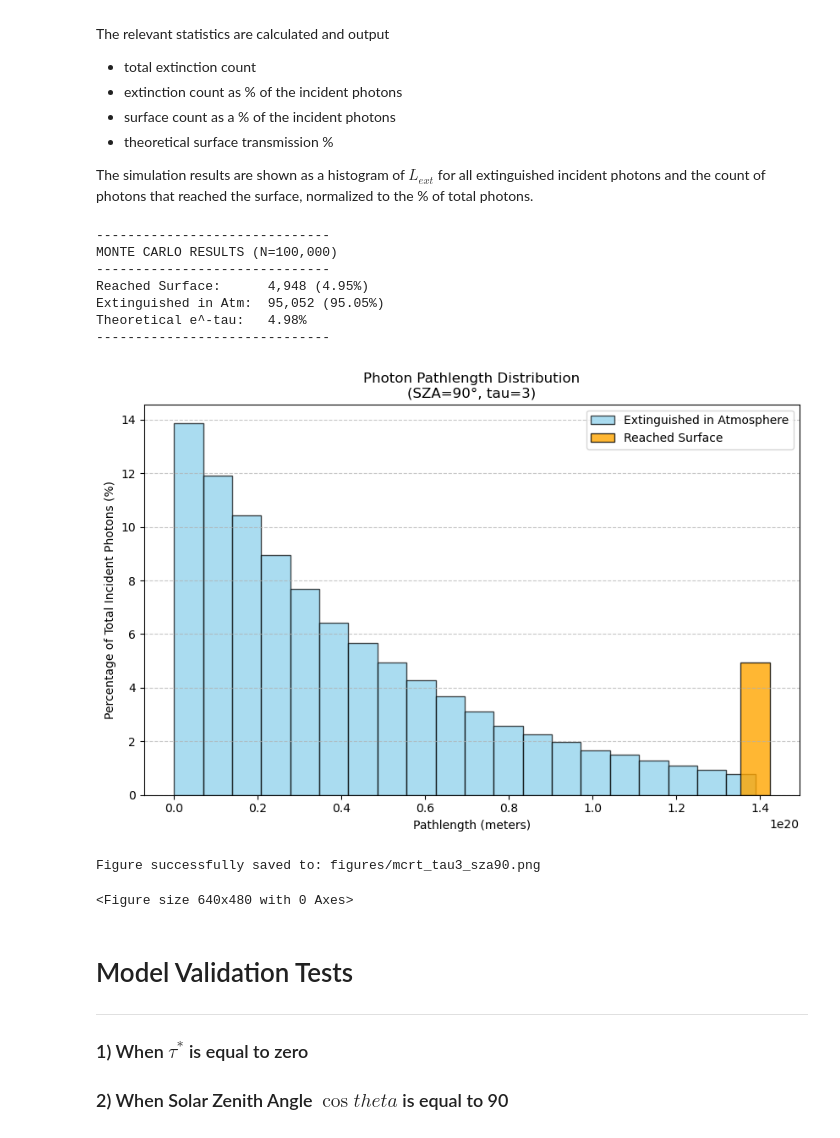
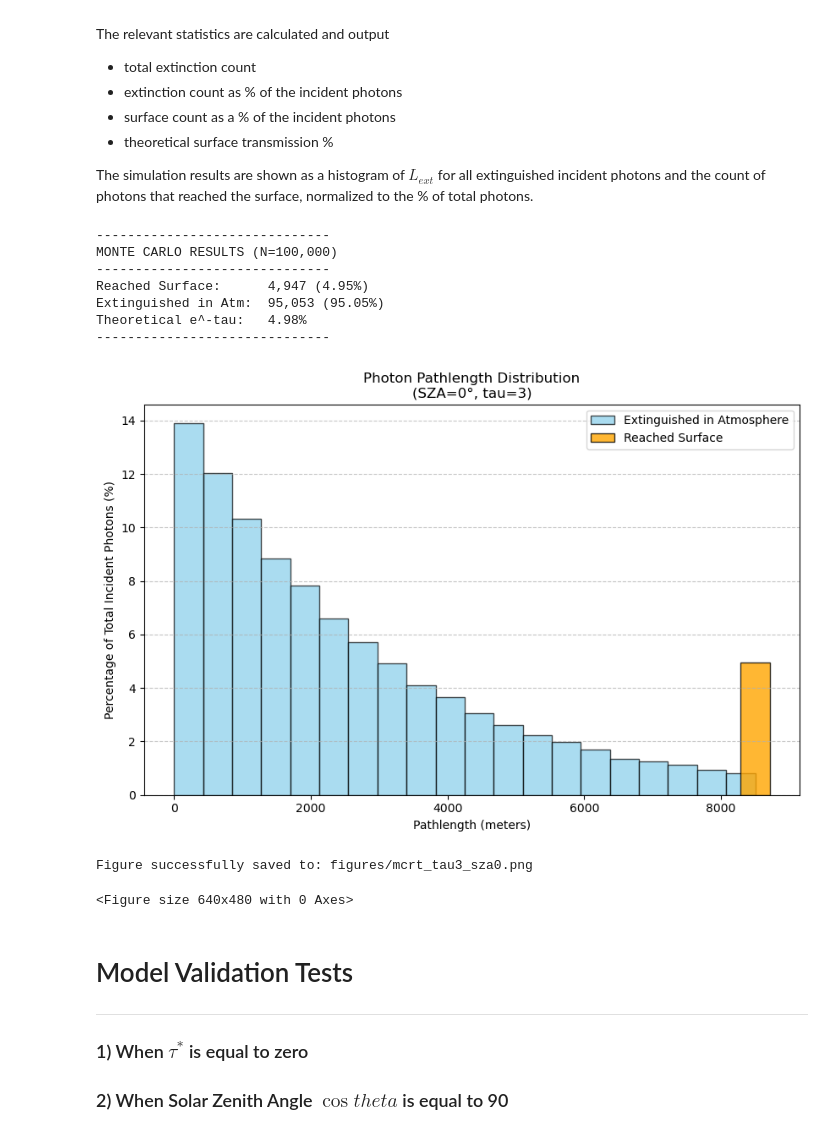
Before and after one commit to amallinc/sioc251_radiative_transfer, a Jupyter notebook: HW1_monte_carlo_extinction/monte_carlo_1.ipynb, the cells around one changed output. Drawn from its saved outputs; the diff is of its cells as text; code cells hidden in the pictures.

```diff
--- a/HW1_monte_carlo_extinction/monte_carlo_1.ipynb
+++ b/HW1_monte_carlo_extinction/monte_carlo_1.ipynb
@@ -92,7 +92,7 @@ import matplotlib.pyplot as plt
 # --- USER INPUTS ---
 N_INCIDENT = 100000
 TAU_STAR = 3
-SZA_DEG = 90
+SZA_DEG = 0
 Z_ATM = 8500  # 8.5 km
 
 def run_simulation():
@@ -142,41 +142,37 @@ def run_simulation():
     plt.bar(L_max, surf_pct, width=L_max/20, color='orange',
             edgecolor='black', alpha=0.8, label='Reached Surface')
 
     plt.title(f'Photon Pathlength Distribution\n(SZA={SZA_DEG}°, tau={TAU_STAR})')
     plt.xlabel('Pathlength (meters)')
     plt.ylabel('Percentage of Total Incident Photons (%)')
     plt.legend()
     plt.grid(axis='y', linestyle='--', alpha=0.7)
     plt.show()
 
 # Execute
 run_simulation()
 
 import os
 
-# 1. Define the folder name
 folder_name = "figures"
 
-# 2. Create the folder if it doesn't already exist
 if not os.path.exists(folder_name):
     os.makedirs(folder_name)
 
-# 3. Save the figure with a descriptive name
-# We'll include tau and SZA in the filename so you don't overwrite previous runs
 file_path = os.path.join(folder_name, f"mcrt_tau{TAU_STAR}_sza{SZA_DEG}.png")
 
 plt.savefig(file_path, dpi=300, bbox_inches='tight')
 print(f"Figure successfully saved to: {file_path}")
 # %% [output]
 ------------------------------
 MONTE CARLO RESULTS (N=100,000)
 ------------------------------
-Reached Surface:      4,948 (4.95%)
-Extinguished in Atm:  95,052 (95.05%)
+Reached Surface:      4,947 (4.95%)
+Extinguished in Atm:  95,053 (95.05%)
 Theoretical e^-tau:   4.98%
 ------------------------------
-[figure, old version]
+[figure, new version]
-Figure successfully saved to: figures/mcrt_tau3_sza90.png
+Figure successfully saved to: figures/mcrt_tau3_sza0.png
 <Figure size 640x480 with 0 Axes>
 # %% [markdown]
 # Model Validation Tests
```
Also changed, not shown: parts of 5 cells of this notebook.
